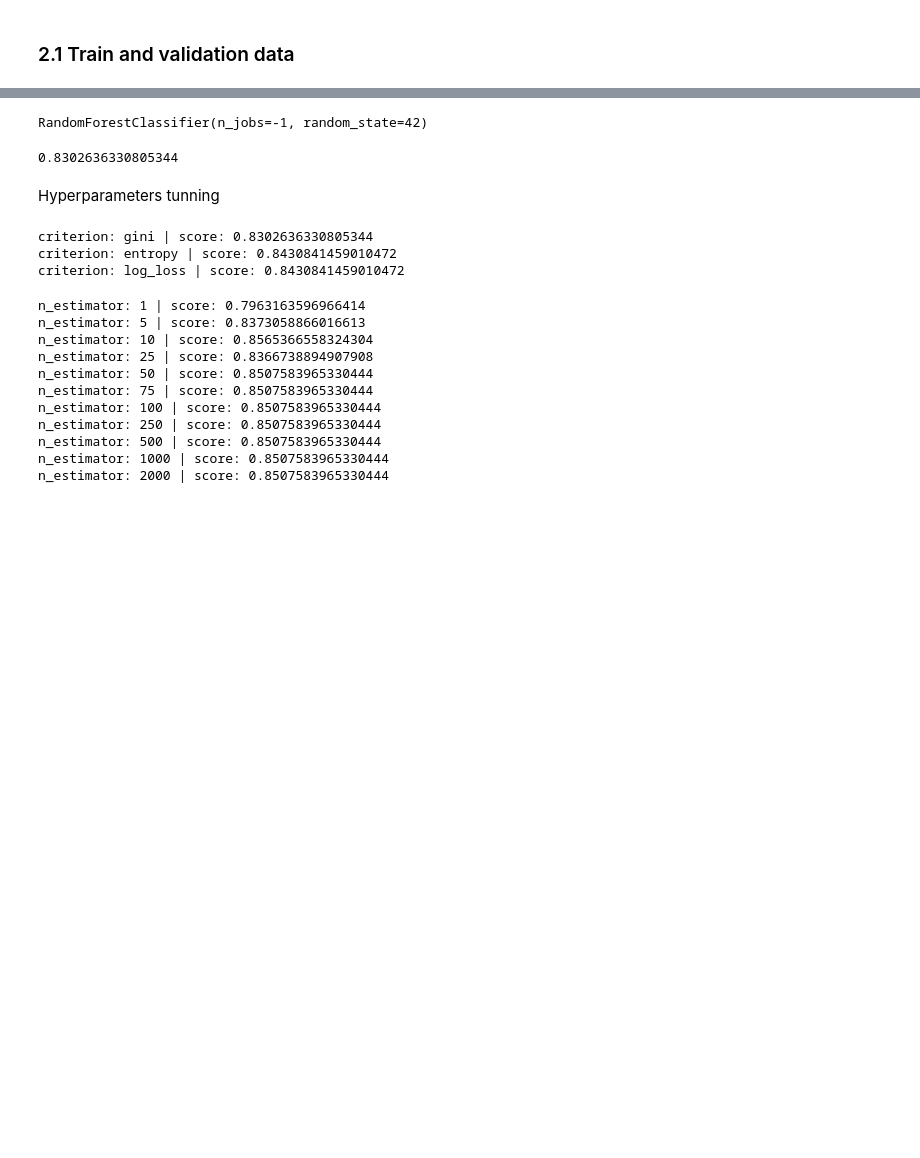
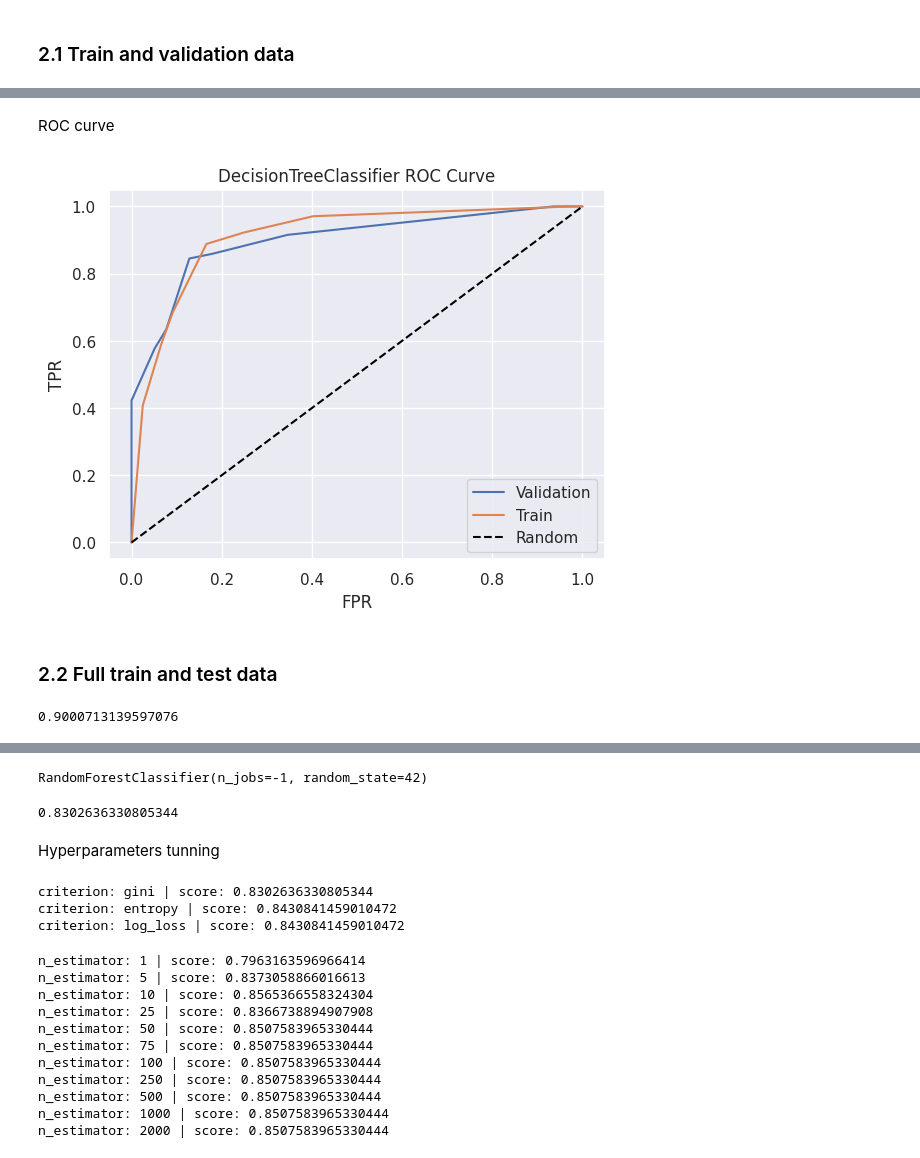
Before and after one commit to jvscursulim/mlzoom2022_midterm_project, a Jupyter notebook: notebook/notebook.ipynb, the cells around one changed output, grey strips where cells are left out. Cells and saved outputs as stored; diff of their text form; code cells hidden in the pictures; blank space fills up the shorter version.

```diff
--- a/notebook/notebook.ipynb
+++ b/notebook/notebook.ipynb
@@ -461,0 +569,21 @@ plot_roc_curve(model=logistic_reg,
+# %% [markdown]
+ROC curve
+# %%
+plot_roc_curve(model=dt,
+               data1=(X_val, y_val),
+               data1_label="Validation",
+               data2=(X_train, y_train),
+               data2_label="Train",
+               title="DecisionTreeClassifier ROC Curve")
+# %% [output]
+[figure, added]
+# %% [markdown]
+### 2.2 Full train and test data
+# %%
+dt = DecisionTreeClassifier(criterion="gini", max_depth=3, min_samples_leaf=1, random_state=42)
+dt.fit(X=X_full_train, y=y_full_train)
+y_pred = dt.predict(X=X_test)
+auc_score = roc_auc_score(y_true=y_test.values, y_score=y_pred)
+print(auc_score)
+# %% [output]
+0.9000713139597076
```
Also changed, not shown: parts of 34 cells of this notebook.
